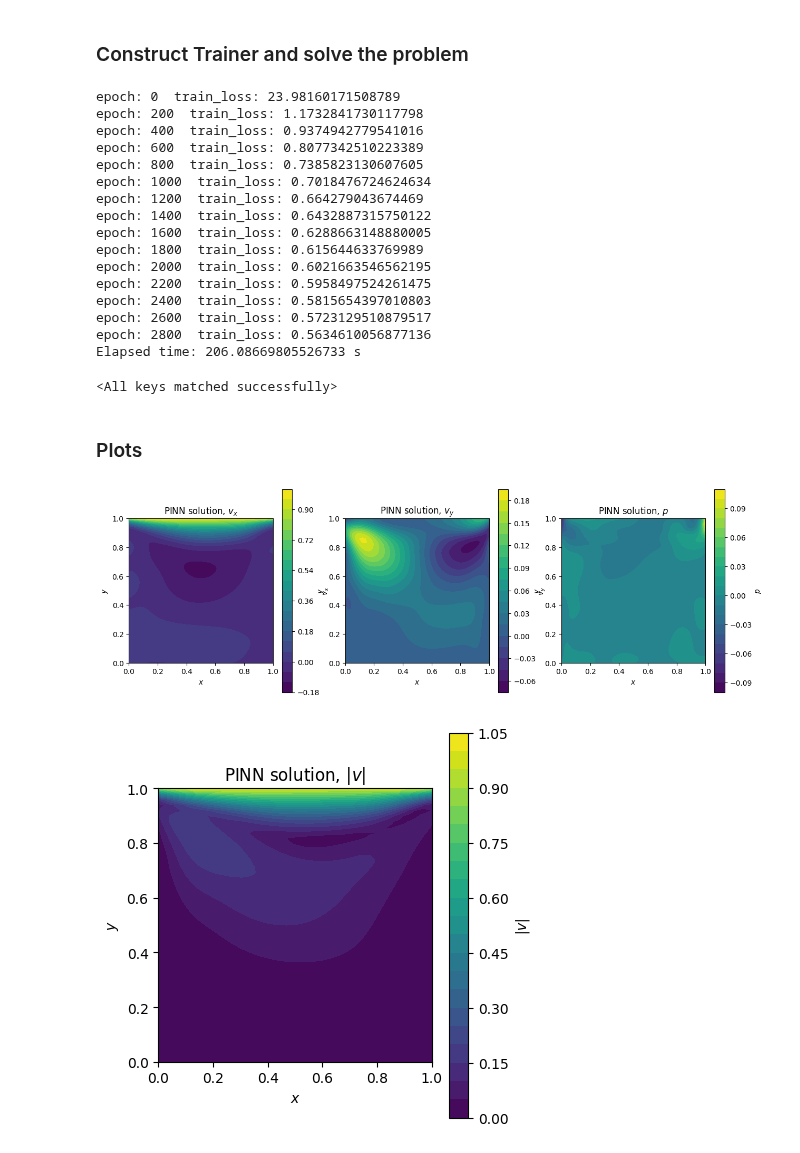
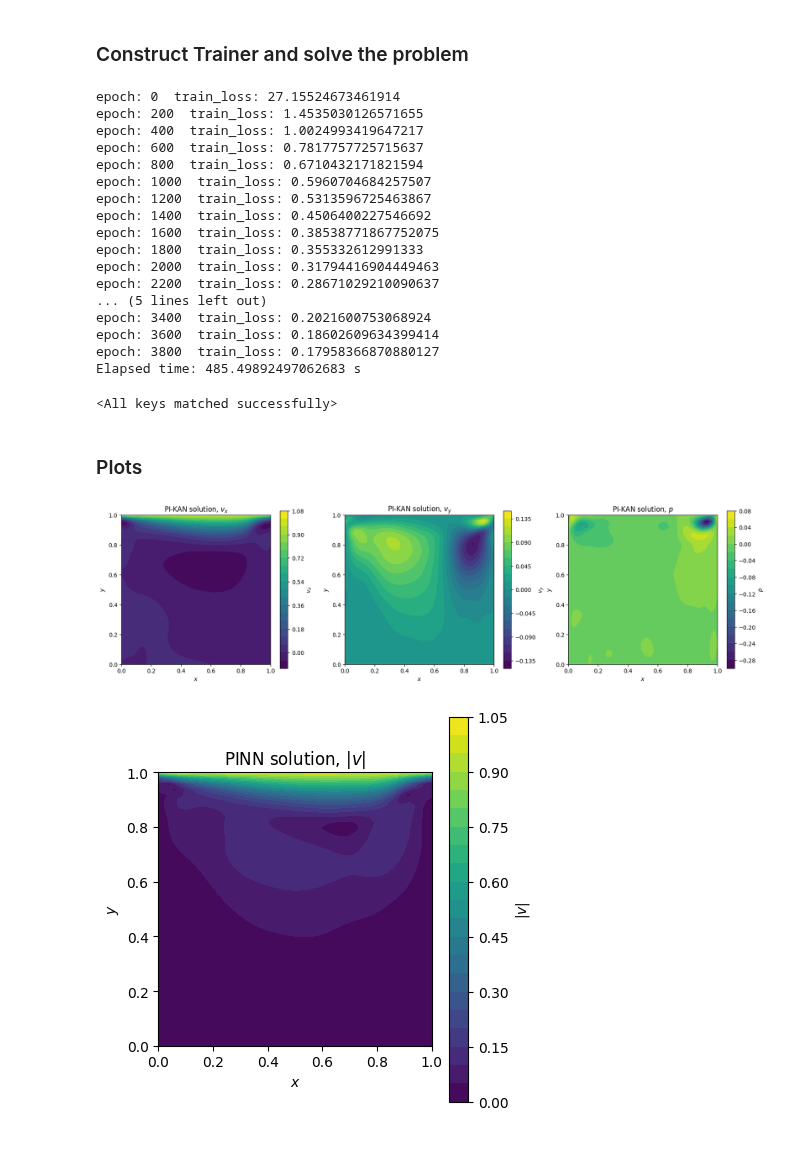
Before and after one commit to pnnl/neuromancer, a Jupyter notebook: examples/PDEs/Part_5_PINN_NavierStokesCavitySteady_KAN.ipynb, the cells around one changed output. Drawn from its saved outputs; the diff is of its cells as text; code cells hidden in the pictures.

```diff
--- a/examples/PDEs/Part_5_PINN_NavierStokesCavitySteady_KAN.ipynb
+++ b/examples/PDEs/Part_5_PINN_NavierStokesCavitySteady_KAN.ipynb
@@ -289,7 +277,7 @@ from neuromancer.modules import blocks
 from neuromancer.system import Node, System
 
 # neural net to solve the PDE problem
-net = blocks.KANBlock(insize=2,outsize=3, num_layers=2, hidden_size=32)
+net = blocks.KANBlock(insize=2,outsize=3, num_layers=3, hidden_size=32)
 
 # symbolic wrapper of the neural net
 pde_net = Node(net, ['x', 'y'], ['U'], name='net')
@@ -480,8 +457,8 @@ problem = Problem(nodes=[pde_net],      # list of nodes (neural nets) to be opti
 # %%
 from neuromancer.trainer import Trainer
 
-optimizer = torch.optim.AdamW(problem.parameters(), lr=3e-3)
-epochs = 3000
+optimizer = torch.optim.AdamW(problem.parameters(), lr=1e-3)
+epochs = 4000
 
 #  Neuromancer trainer
 trainer = Trainer(
@@ -505,22 +482,23 @@ print(f"Elapsed time: {time()-t0} s")
 # load best trained model
 problem.load_state_dict(best_model)
 # %% [output]
-epoch: 0  train_loss: 23.98160171508789
-epoch: 200  train_loss: 1.1732841730117798
-epoch: 400  train_loss: 0.9374942779541016
-epoch: 600  train_loss: 0.8077342510223389
-epoch: 800  train_loss: 0.7385823130607605
-epoch: 1000  train_loss: 0.7018476724624634
-epoch: 1200  train_loss: 0.664279043674469
-epoch: 1400  train_loss: 0.6432887315750122
-epoch: 1600  train_loss: 0.6288663148880005
-epoch: 1800  train_loss: 0.615644633769989
-epoch: 2000  train_loss: 0.6021663546562195
-epoch: 2200  train_loss: 0.5958497524261475
-epoch: 2400  train_loss: 0.5815654397010803
-epoch: 2600  train_loss: 0.5723129510879517
-epoch: 2800  train_loss: 0.5634610056877136
-Elapsed time: 206.08669805526733 s
+epoch: 0  train_loss: 27.15524673461914
+epoch: 200  train_loss: 1.4535030126571655
+epoch: 400  train_loss: 1.0024993419647217
+epoch: 600  train_loss: 0.7817757725715637
+epoch: 800  train_loss: 0.6710432171821594
+epoch: 1000  train_loss: 0.5960704684257507
+epoch: 1200  train_loss: 0.5313596725463867
+epoch: 1400  train_loss: 0.4506400227546692
+epoch: 1600  train_loss: 0.38538771867752075
+epoch: 1800  train_loss: 0.355332612991333
+epoch: 2000  train_loss: 0.31794416904449463
+epoch: 2200  train_loss: 0.28671029210090637
+... (5 lines left out)
+epoch: 3400  train_loss: 0.2021600753068924
+epoch: 3600  train_loss: 0.18602609634399414
+epoch: 3800  train_loss: 0.17958366870880127
+Elapsed time: 485.49892497062683 s
 <All keys matched successfully>
 # %% [markdown]
 ### Plots
@@ -535,34 +513,33 @@ vy_pinn = U_pinn[:,1].reshape(shape=[Nx,Ny]).detach().cpu()
 p_pinn = U_pinn[:,2].reshape(shape=[Nx,Ny]).detach().cpu()
 # %%
 # plot PINN solution
-plt.figure(figsize=(15, 5))  # Increase figure size for better visibility
-# cbarticks = np.arange(-.1,1.1,0.05)
+plt.figure(figsize=(20, 5))
 
 # # Plot for the second heatmap (PINN solution)
 ax2 = plt.subplot(1, 3, 1)
 CP2 = plt.contourf(X, Y, vx_pinn, levels=20, cmap='viridis')
-plt.title('PINN solution, $v_x$')
+plt.title('PI-KAN solution, $v_x$')
 plt.xlabel('$x$')
 plt.ylabel('$y$')
 plt.colorbar(CP2, label='$v_x$')
 ax2.set_aspect('equal', adjustable='box')
 
 ax2 = plt.subplot(1, 3, 2)
 CP2 = plt.contourf(X, Y, vy_pinn, levels=20, cmap='viridis')
-plt.title('PINN solution, $v_y$')
+plt.title('PI-KAN solution, $v_y$')
 plt.xlabel('$x$')
 plt.ylabel('$y$')
 plt.colorbar(CP2, label='$v_y$')
 ax2.set_aspect('equal', adjustable='box')
 
 ax2 = plt.subplot(1, 3, 3)
 CP2 = plt.contourf(X, Y, p_pinn, levels=20, cmap='viridis')
-plt.title('PINN solution, $p$')
+plt.title('PI-KAN solution, $p$')
 plt.xlabel('$x$')
 plt.ylabel('$y$')
 plt.colorbar(CP2, label='$p$')
 ax2.set_aspect('equal', adjustable='box')
 # %% [output]
-[figure, old version]
+[figure, new version]
 # %%
 # plot PINN solution
```
Also changed, not shown: parts of 9 cells of this notebook.
